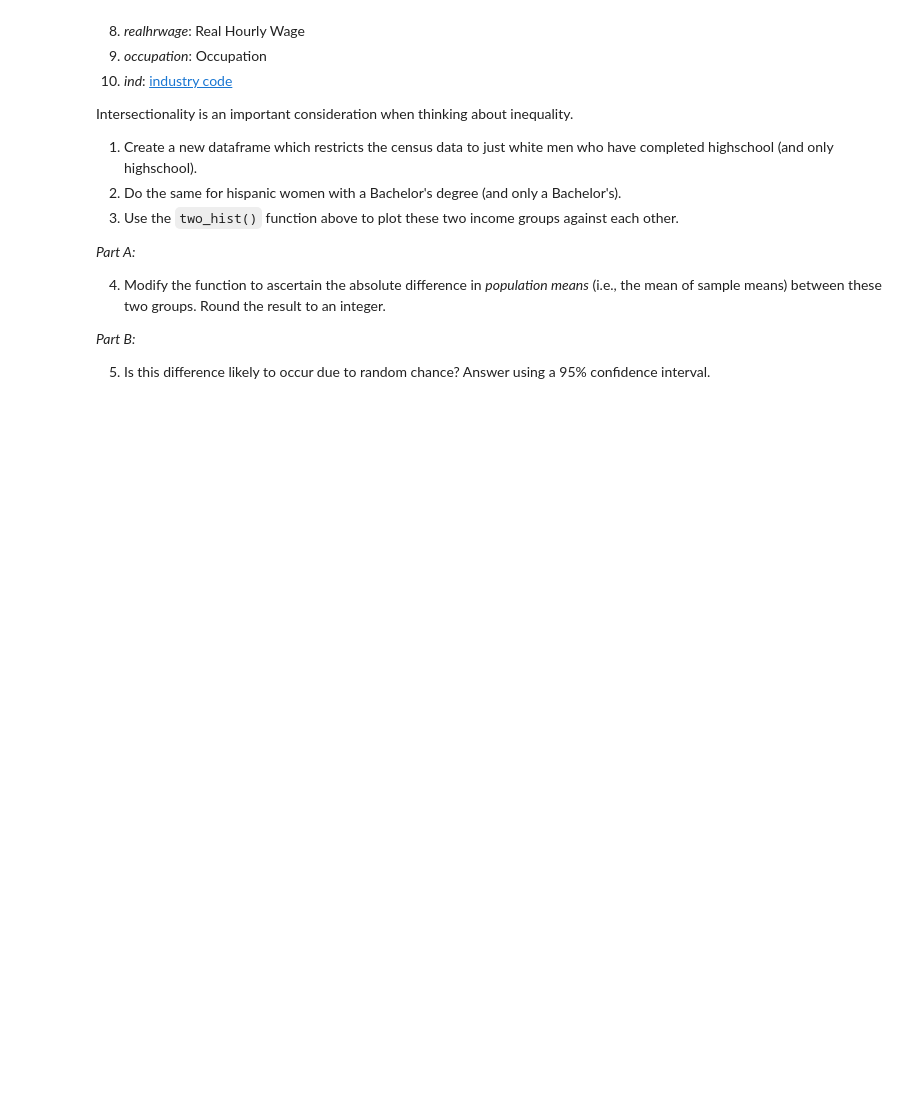
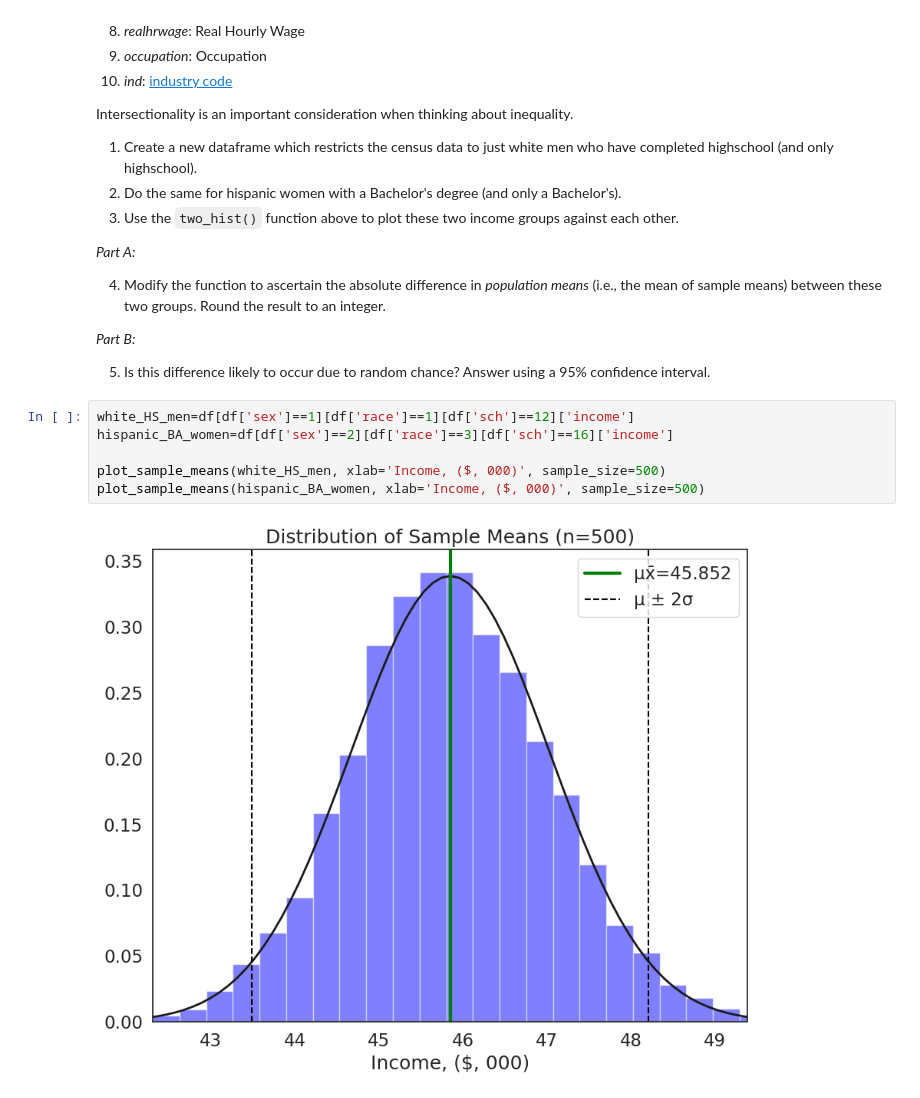
Before and after one commit to katiemarden123/QM2, a Jupyter notebook: notebooks/W05. Distributions and Basic Statistics.ipynb, the cells around one changed output. Cells and saved outputs as stored; diff of their text form; blank space fills up the shorter version.

```diff
--- a/notebooks/W05. Distributions and Basic Statistics.ipynb
+++ b/notebooks/W05. Distributions and Basic Statistics.ipynb
@@ -560,3 +563,11 @@ Intersectionality is an important consideration when thinking about inequality.
 *Part B:*
 
 5. Is this difference likely to occur due to random chance? Answer using a 95% confidence interval.
+# %%
+white_HS_men=df[df['sex']==1][df['race']==1][df['sch']==12]['income']
+hispanic_BA_women=df[df['sex']==2][df['race']==3][df['sch']==16]['income']
+
+plot_sample_means(white_HS_men, xlab='Income, ($, 000)', sample_size=500)
+plot_sample_means(hispanic_BA_women, xlab='Income, ($, 000)', sample_size=500)
+# %% [output]
+[figure, added]
```
Also changed, not shown: parts of 16 cells of this notebook.
